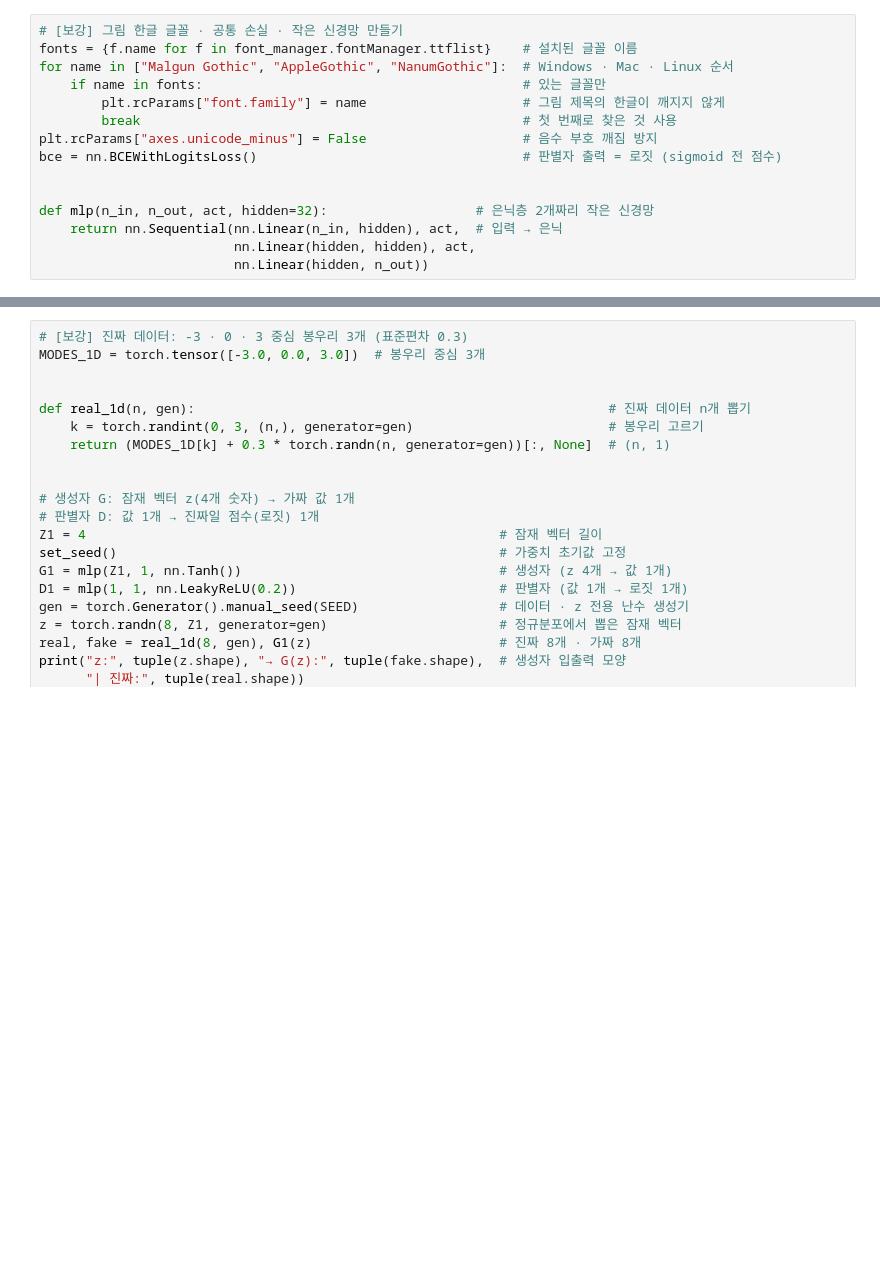
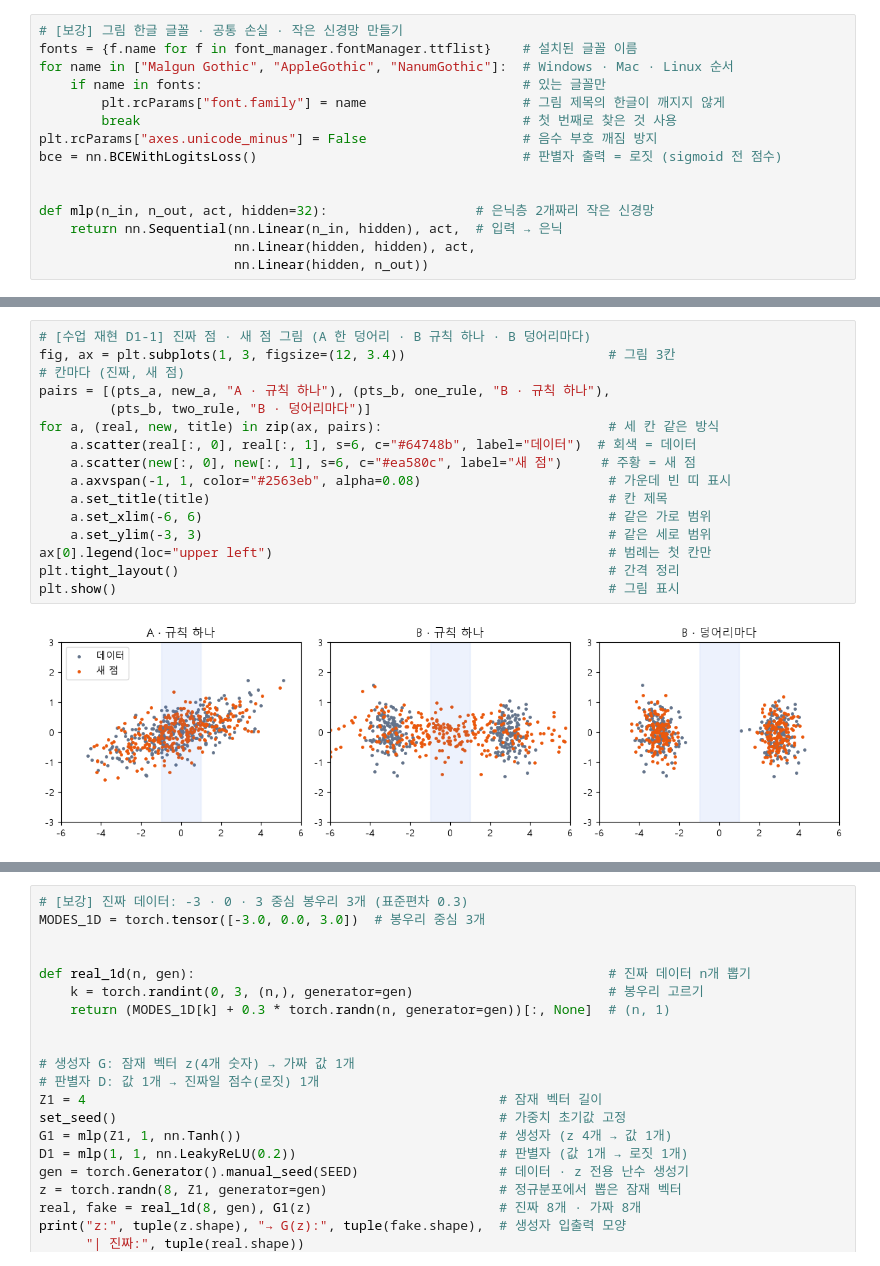
Before and after one commit to lee-da-gyo/ml-dl-study, a Jupyter notebook: 기초 문법 정리/13_생성모델/생성모델-1_GAN·Diffusion(완성본).ipynb, the cells around one changed output, grey strips where cells are left out. Drawn from its saved outputs; the diff is of its cells as text; blank space fills up the shorter version.

```diff
--- a/기초 문법 정리/13_생성모델/생성모델-1_GAN·Diffusion(완성본).ipynb
+++ b/기초 문법 정리/13_생성모델/생성모델-1_GAN·Diffusion(완성본).ipynb
@@ -209,0 +306,18 @@ MNIST: (60000, 28, 28) torch.uint8 → X_mnist: (60000, 784) | 범위: -1.0 ~ 1.
+# %%
+# [수업 재현 D1-1] 진짜 점 · 새 점 그림 (A 한 덩어리 · B 규칙 하나 · B 덩어리마다)
+fig, ax = plt.subplots(1, 3, figsize=(12, 3.4))                          # 그림 3칸
+# 칸마다 (진짜, 새 점)
+pairs = [(pts_a, new_a, "A · 규칙 하나"), (pts_b, one_rule, "B · 규칙 하나"),
+         (pts_b, two_rule, "B · 덩어리마다")]
+for a, (real, new, title) in zip(ax, pairs):                             # 세 칸 같은 방식
+    a.scatter(real[:, 0], real[:, 1], s=6, c="#64748b", label="데이터")  # 회색 = 데이터
+    a.scatter(new[:, 0], new[:, 1], s=6, c="#ea580c", label="새 점")     # 주황 = 새 점
+    a.axvspan(-1, 1, color="#2563eb", alpha=0.08)                        # 가운데 빈 띠 표시
+    a.set_title(title)                                                   # 칸 제목
+    a.set_xlim(-6, 6)                                                    # 같은 가로 범위
+    a.set_ylim(-3, 3)                                                    # 같은 세로 범위
+ax[0].legend(loc="upper left")                                           # 범례는 첫 칸만
+plt.tight_layout()                                                       # 간격 정리
+plt.show()                                                               # 그림 표시
+# %% [output]
+[figure, added]
```
Also changed, not shown: parts of 123 cells of this notebook, 5 other files.
